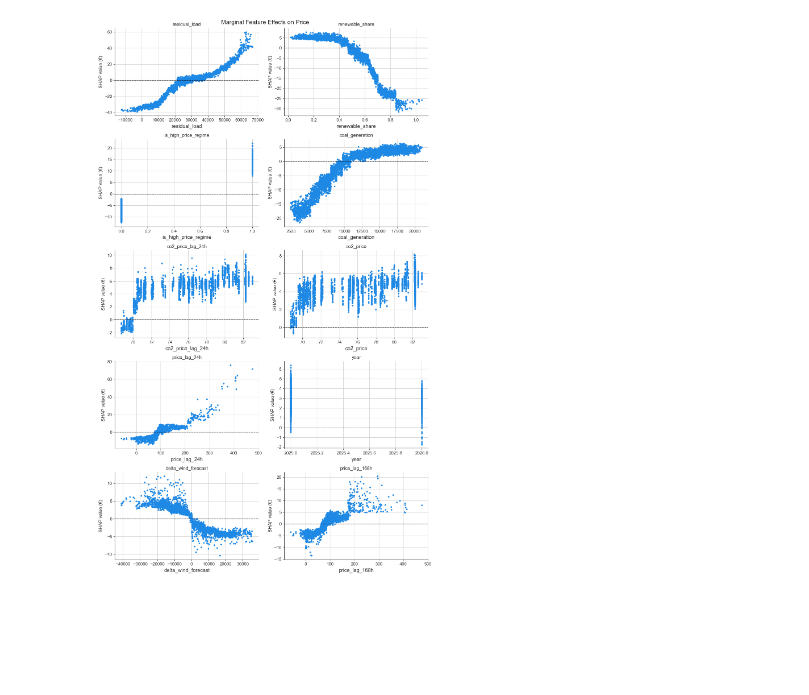
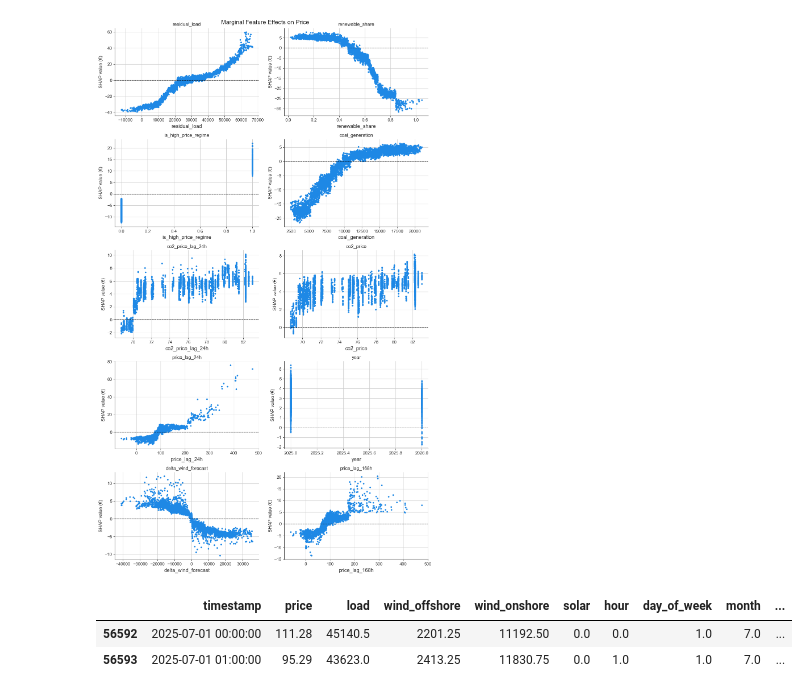
Before and after one commit to Josip007/WattWise, a Jupyter notebook: notebooks/Ati_model_SHAP.ipynb, the cells around one changed output. Cells and saved outputs as stored; diff of their text form; code cells hidden in the pictures; blank space fills up the shorter version.

```diff
--- a/notebooks/Ati_model_SHAP.ipynb
+++ b/notebooks/Ati_model_SHAP.ipynb
@@ -733,3 +751,9 @@ plt.tight_layout()
 plt.show()
 # %% [output]
 [figure]
+# %%
+test_df.head(2)
+# %% [output]
+|  | timestamp | price | load | wind_offshore | wind_onshore | solar | hour | day_of_week | month | ... |
+| 56592 | 2025-07-01 00:00:00 | 111.28 | 45140.5 | 2201.25 | 11192.50 | 0.0 | 0.0 | 1.0 | 7.0 | ... |
+| 56593 | 2025-07-01 01:00:00 | 95.29 | 43623.0 | 2413.25 | 11830.75 | 0.0 | 1.0 | 1.0 | 7.0 | ... |
```
Also changed, not shown: parts of 13 cells of this notebook, 5 other files.
